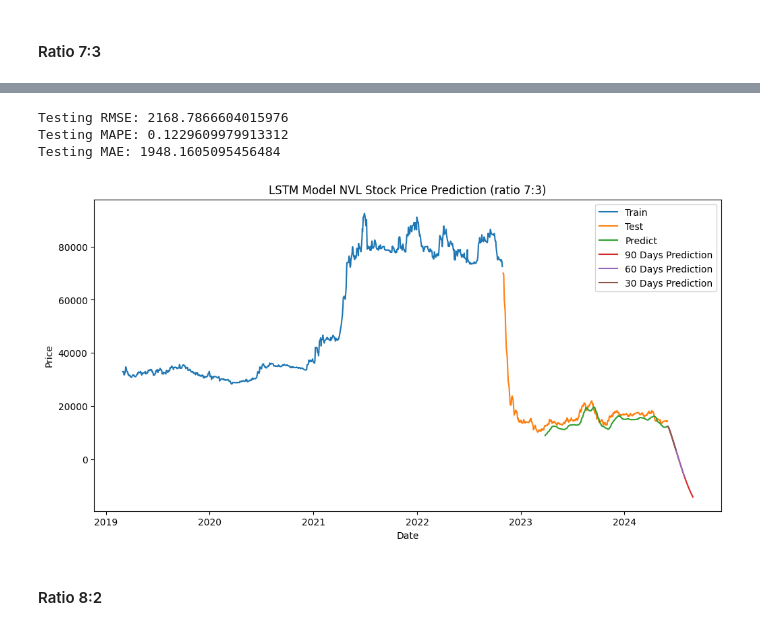
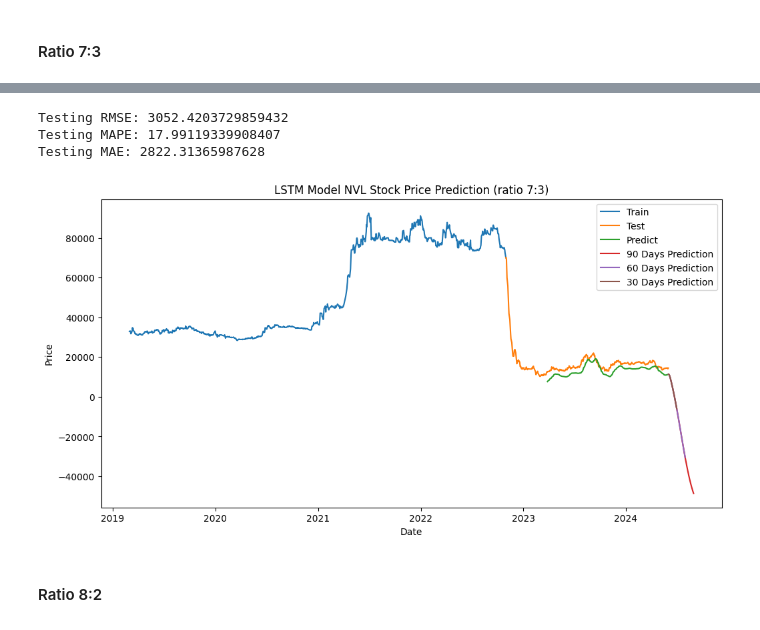
Before and after one commit to chanhlm/IS403_O22_HTCL_5, a Jupyter notebook: Models/LSTM.ipynb, the cells around one changed output, grey strips where cells are left out. Cells and saved outputs as stored; diff of their text form; code cells hidden in the pictures.

```diff
--- a/Models/LSTM.ipynb
+++ b/Models/LSTM.ipynb
@@ -549,7 +561,7 @@ df=scaler.fit_transform(np.array(df).reshape(-1,1))
 train_size = round(0.7 * len(df))
 test_size = round(len(df) - train_size)
 
-train_data = df[:train_size]
+train_data = df[:train_size + 1]
 test_data = df[train_size:]
 # %%
 # 5. Hàm Create Dataset
@@ -614,17 +626,21 @@ ytest=scaler.inverse_transform(ytest.reshape(-1,1))
 y_pred=scaler.inverse_transform(y_pred)
 # %%
 # 12. Đánh giá độ chính xác thuật toán bằng RMSE
+# Calculate RMSE for the testing set
 test_rmse = np.sqrt(np.mean((y_pred - ytest)**2))
-test_mape = mean_absolute_percentage_error(ytest, y_pred)
-test_mae = mean_absolute_error(ytest, y_pred)
+print('Testing RMSE:', test_rmse)
 
-print('Testing RMSE:', test_rmse)
-print('Testing MAPE:', test_mape)
-print('Testing MAE:', test_mae)
+# Calculate MAPE for the testing set
+test_mape = np.mean(np.abs((ytest - y_pred) / ytest)) * 100
+print("Testing MAPE:", test_mape)
+
+# Calculate MAE for the testing set
+test_mae = np.mean(np.abs(y_pred - ytest))
+print("Testing MAE:", test_mae)
 # %% [output]
-Testing RMSE: 2168.7866604015976
-Testing MAPE: 0.1229609979913312
-Testing MAE: 1948.1605095456484
+Testing RMSE: 3052.4203729859432
+Testing MAPE: 17.99119339908407
+Testing MAE: 2822.31365987628
 # %%
 # 13. Dự báo 30, 60, 90 ngày tiếp theo
 def predict_future(model, data, time_step, future_days):
@@ -661,34 +677,34 @@ pred_90_days = scaler.inverse_transform(np.array(pred_90_days).reshape(-1, 1))
 # %%
 plt.figure(figsize=(12, 6))
 dates = pd.to_datetime(temp_data['Date'])
 
-plt.plot(dates[:train_size], scaler.inverse_transform(train_data), label='Train')
+plt.plot(dates[:train_size+1], scaler.inverse_transform(train_data), label='Train')
 plt.plot(dates[train_size:], scaler.inverse_transform(test_data), label='Test')
 predicted_test_index_start = train_size + time_step
 plt.plot(dates[predicted_test_index_start:predicted_test_index_start + len(y_pred)], y_pred, label='Predict')
 
 last_date = dates.iloc[-1]
 
 # Dự đoán cho 30 ngày tiếp theo
 future_dates_30 = pd.date_range(start=last_date + pd.Timedelta(days=1), periods=30)
 
 # Dự đoán cho 60 ngày tiếp theo
 future_dates_60 = pd.date_range(start=last_date + pd.Timedelta(days=1), periods=60)
 
 # Dự đoán cho 90 ngày tiếp theo
 future_dates_90 = pd.date_range(start=last_date + pd.Timedelta(days=1), periods=90)
 
 plt.plot(future_dates_90, np.concatenate((pred_30_days, pred_60_days[30:], pred_90_days[60:])), label='90 Days Prediction')
 plt.plot(future_dates_60, np.concatenate((pred_30_days, pred_60_days[30:])), label='60 Days Prediction')
 plt.plot(future_dates_30, pred_30_days, label='30 Days Prediction')
 plt.title('LSTM Model NVL Stock Price Prediction (ratio 7:3)')
 plt.xlabel('Date')
 plt.ylabel('Price')
 plt.legend()
 
 plt.show()
 # %% [output]
-[figure, old version]
+[figure, new version]
 # %% [markdown]
 #### Ratio 8:2
 # %%
```
Also changed, not shown: parts of 35 cells of this notebook, 4 other files.
